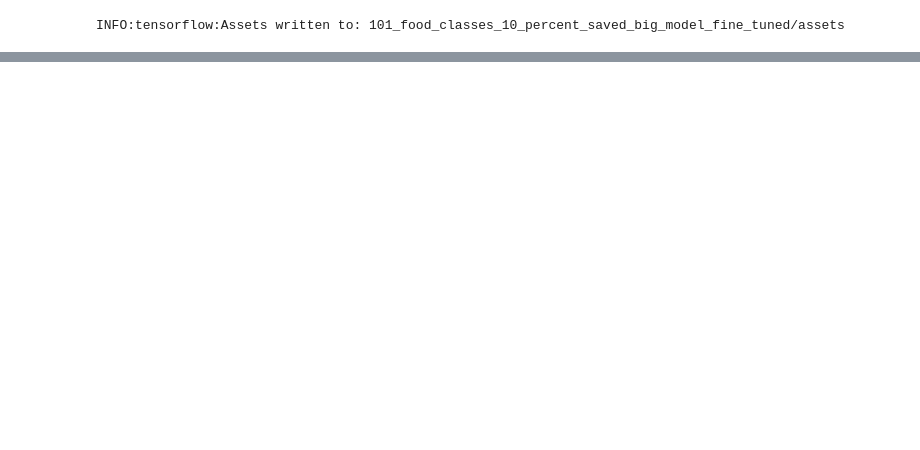
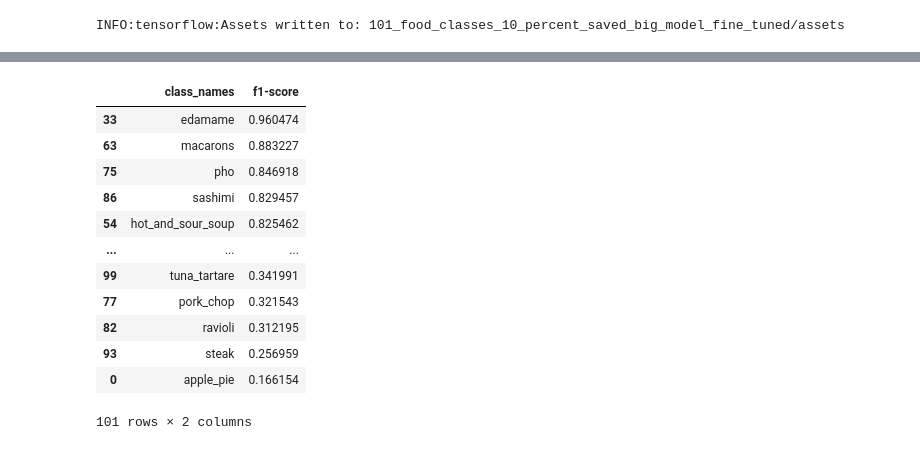
Before and after one commit to JacksonLeb/tensorflow_learning, a Jupyter notebook: 06_transfer_learning_scaling_up.ipynb, the cells around one changed output, grey strips where cells are left out. Drawn from its saved outputs; the diff is of its cells as text; code cells hidden in the pictures; blank space fills up the shorter version.

Commit message:
prediction and visualizing on large data

```diff
--- a/06_transfer_learning_scaling_up.ipynb
+++ b/06_transfer_learning_scaling_up.ipynb
@@ -299,0 +426,10 @@ all_classes_10_percent_fine_tune_results
+# %%
+class_names = test_data.class_names
+#making a confusion matrix
+#visualizing with helper fucntions
+from helper_functions import make_confusion_matrix
+make_confusion_matrix(y_true=y_labels,
+                      y_pred=pred_classes,
+                      classes=class_names,
+                      figsize=(100,100),
+                      text_size=20)
@@ -299,0 +463,5 @@ all_classes_10_percent_fine_tune_results
+# %%
+# Get a dictionary of the classification report
+classification_report_dict = classification_report(y_true=y_labels,
+                            y_pred=pred_classes, output_dict=True)
+classification_report_dict
@@ -299,0 +510,8 @@ all_classes_10_percent_fine_tune_results
+# %%
+#create empty dictionary
+class_f1_scores = {}
+for k, v in classification_report_dict.items():
+  if k == "accuracy":
+    break
+  else:
+    class_f1_scores[class_names[int(k)]] = v["f1-score"]
@@ -299,0 +538,21 @@ all_classes_10_percent_fine_tune_results
+# %%
+#Turning f1 scores into a dataframe
+import pandas as pd
+f1_scores = pd.DataFrame({"class_names":list(class_f1_scores.keys()),
+                         "f1-score": list(class_f1_scores.values())}).sort_values("f1-score",ascending=False)
+# %%
+f1_scores
+# %% [output]
+|  | class_names | f1-score |
+| 33 | edamame | 0.960474 |
+| 63 | macarons | 0.883227 |
+| 75 | pho | 0.846918 |
+| 86 | sashimi | 0.829457 |
+| 54 | hot_and_sour_soup | 0.825462 |
+| ... | ... | ... |
+| 99 | tuna_tartare | 0.341991 |
+| 77 | pork_chop | 0.321543 |
+| 82 | ravioli | 0.312195 |
+| 93 | steak | 0.256959 |
+| 0 | apple_pie | 0.166154 |
+101 rows × 2 columns
```
Also changed, not shown: parts of 40 cells of this notebook.
